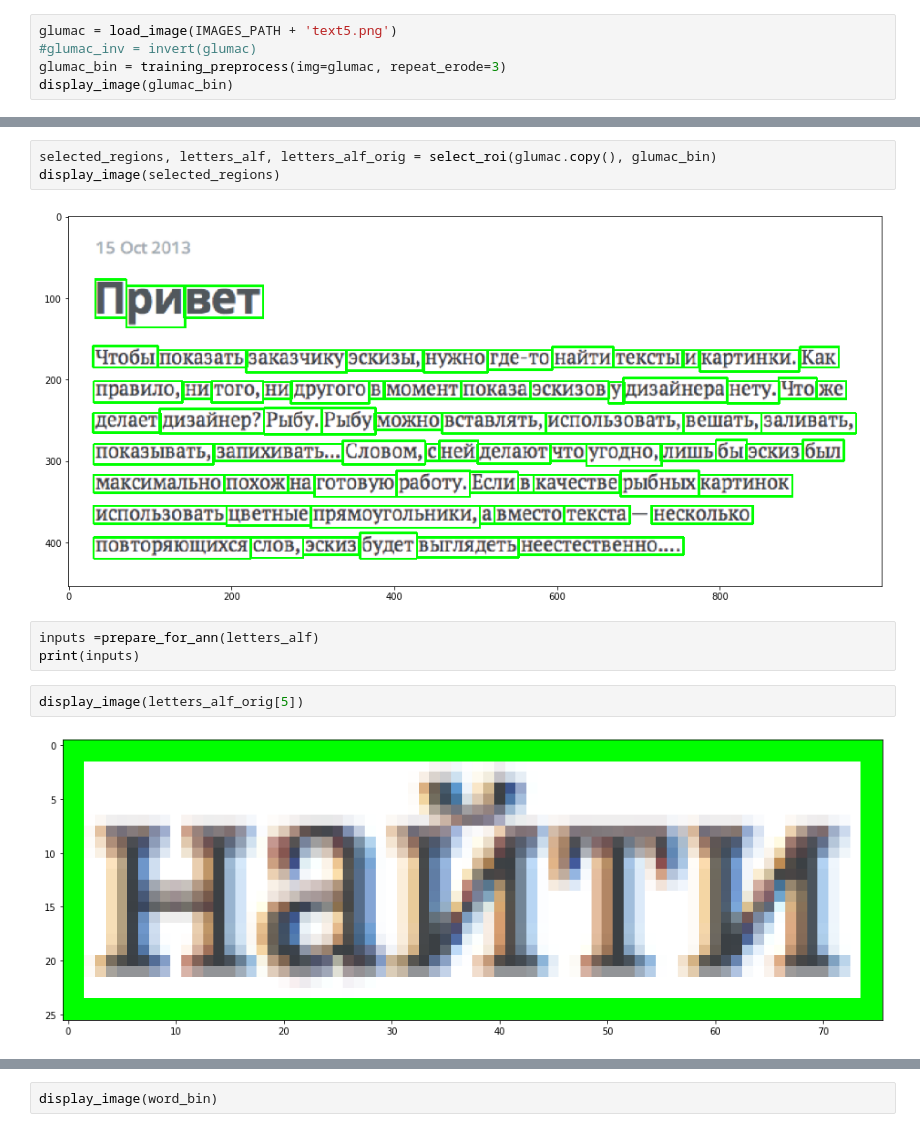
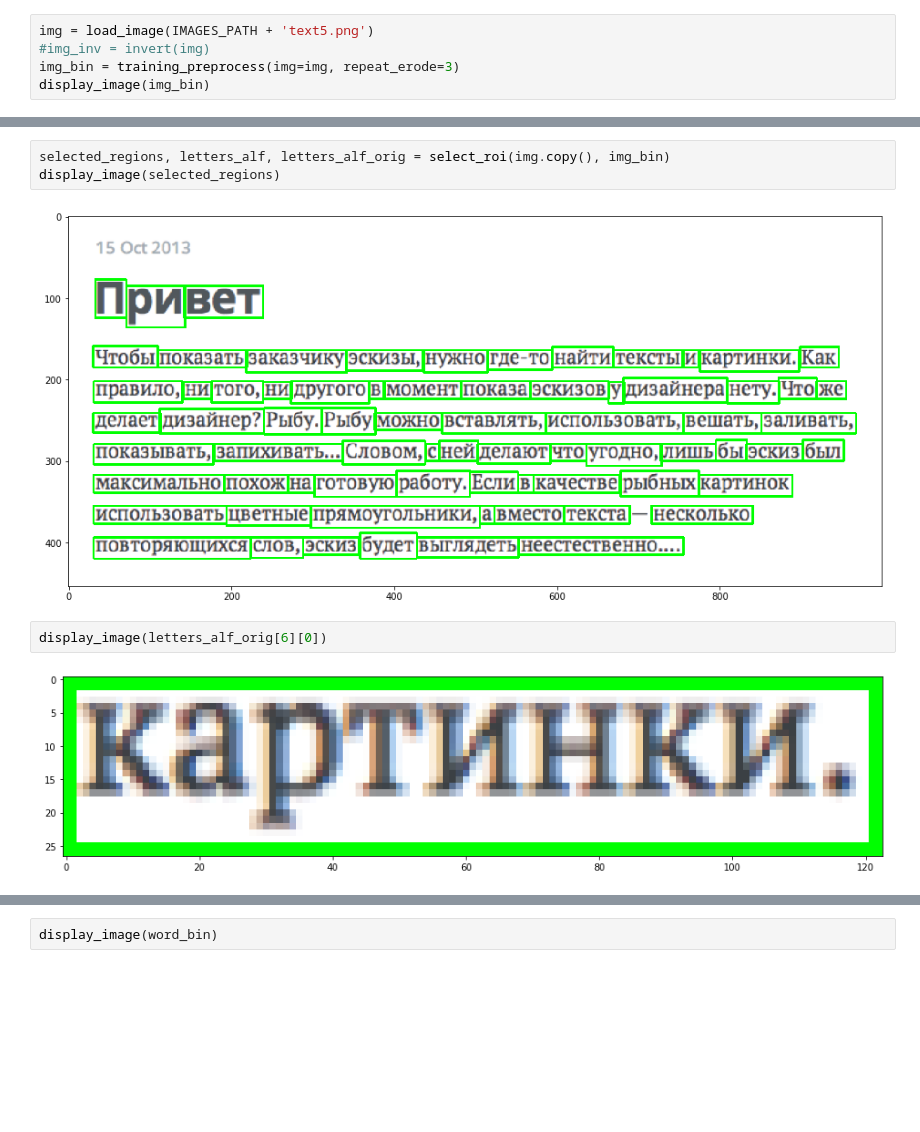
Before and after one commit to Marieta3/russian-text-recognition, a Jupyter notebook: russian-text-recognition.ipynb, the cells around one changed output, grey strips where cells are left out. Cells and saved outputs as stored; diff of their text form; blank space fills up the shorter version.

```diff
--- a/russian-text-recognition.ipynb
+++ b/russian-text-recognition.ipynb
@@ -381,22 +358,19 @@ _________________________________________________________________
 # %% [markdown]
 ### Testiranje
 # %%
-glumac = load_image(IMAGES_PATH + 'text5.png')
-#glumac_inv = invert(glumac)
-glumac_bin = training_preprocess(img=glumac, repeat_erode=3)
-display_image(glumac_bin)
+img = load_image(IMAGES_PATH + 'text5.png')
+#img_inv = invert(img)
+img_bin = training_preprocess(img=img, repeat_erode=3)
+display_image(img_bin)
 # %% [output]
 [figure]
 # %%
-selected_regions, letters_alf, letters_alf_orig = select_roi(glumac.copy(), glumac_bin)
+selected_regions, letters_alf, letters_alf_orig = select_roi(img.copy(), img_bin)
 display_image(selected_regions)
 # %% [output]
 [figure]
-# %%
-inputs =prepare_for_ann(letters_alf)
-print(inputs)
 # %%
-display_image(letters_alf_orig[5])
+display_image(letters_alf_orig[6][0])
 # %% [output]
-[figure, old version]
+[figure, new version]
 # %%
```
Also changed, not shown: parts of 6 cells of this notebook.
